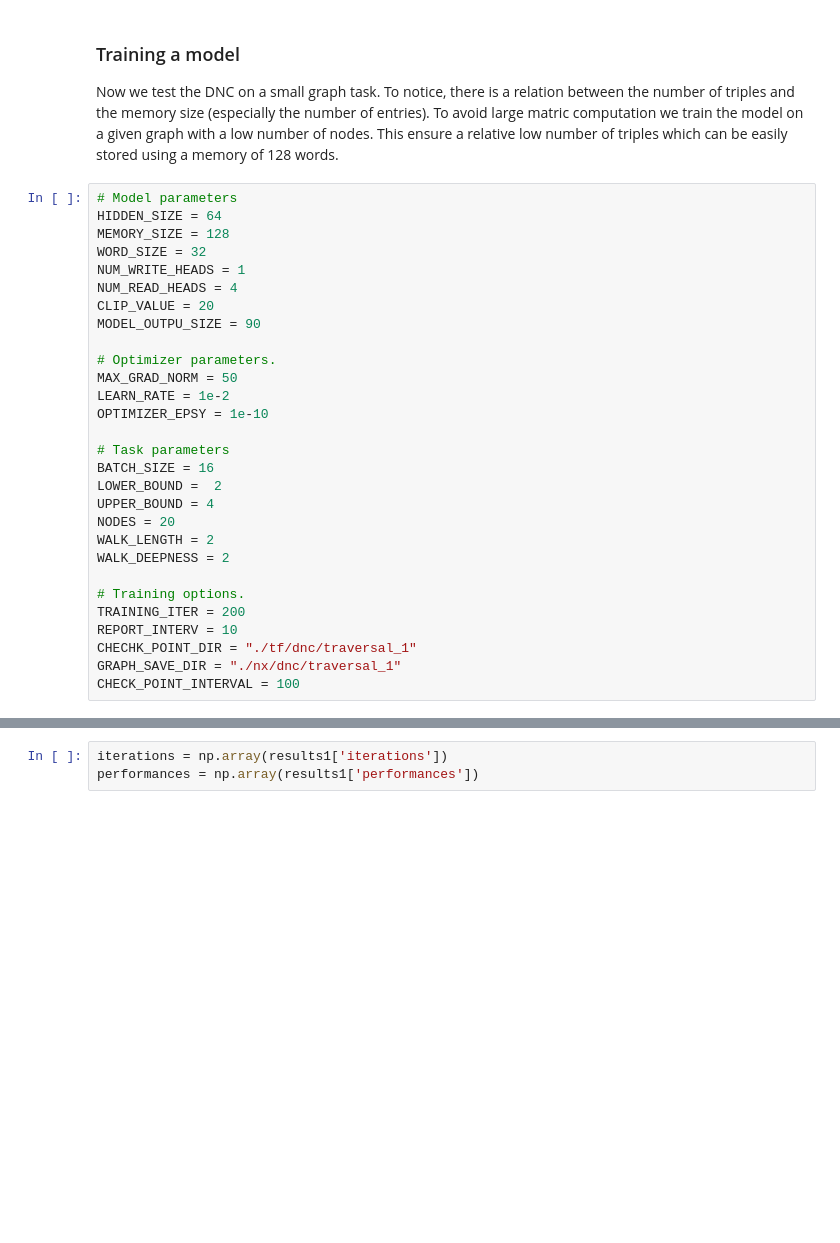
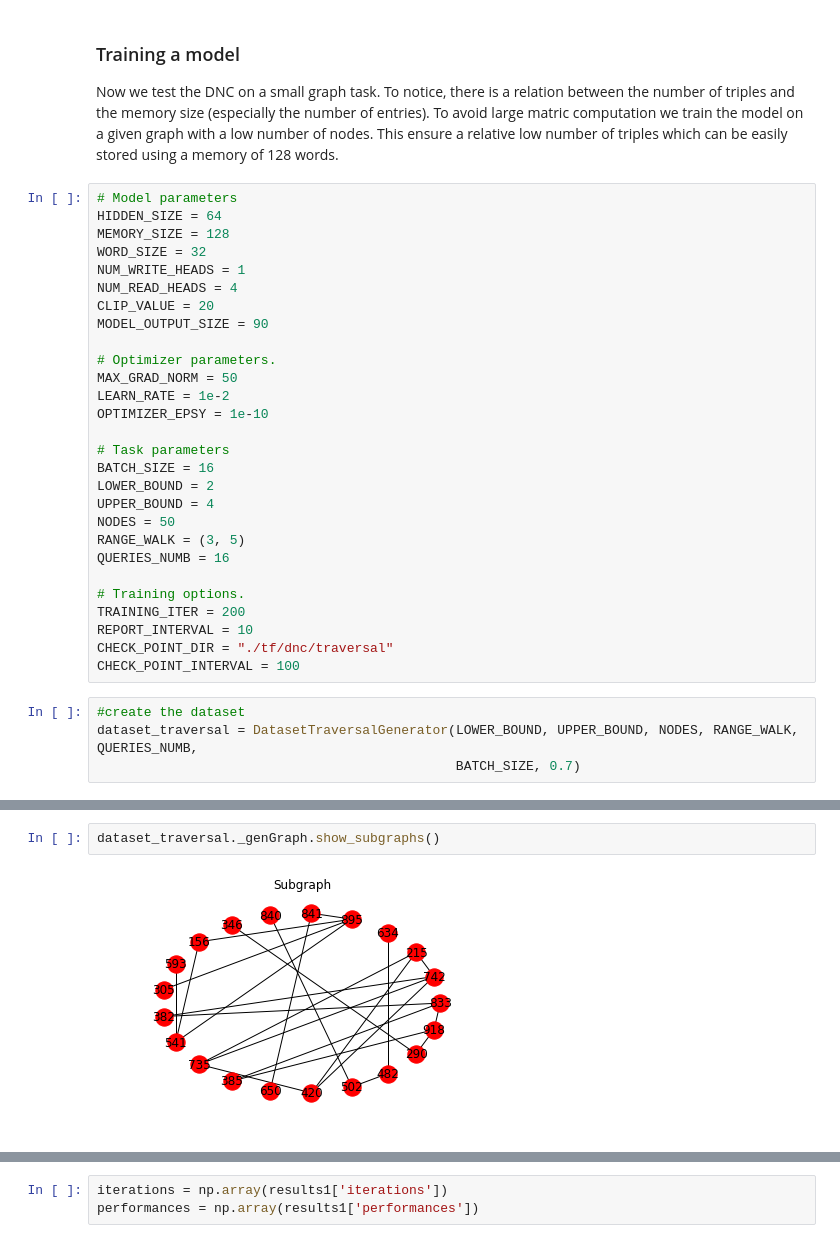
Before and after one commit to MrAngius/DNC-SemesterProject, a Jupyter notebook: Semester Project.ipynb, the cells around one changed output, grey strips where cells are left out. Saved outputs shown, nothing was run; the diff lists cells and outputs as text; blank space fills up the shorter version.

Commit message:
Major changes. - Changes in the graph generation - Removed the saving of the graph - Ligher code and parameter - Enhanced datasetGenerator - Cleaned the code

```diff
--- a/Semester Project.ipynb
+++ b/Semester Project.ipynb
@@ -1756,7 +1732,7 @@ WORD_SIZE = 32
 NUM_WRITE_HEADS = 1
 NUM_READ_HEADS = 4
 CLIP_VALUE = 20
-MODEL_OUTPU_SIZE = 90
+MODEL_OUTPUT_SIZE = 90
 
 # Optimizer parameters.
 MAX_GRAD_NORM = 50
@@ -1765,15 +1741,18 @@ OPTIMIZER_EPSY = 1e-10
 
 # Task parameters
 BATCH_SIZE = 16
-LOWER_BOUND =  2
+LOWER_BOUND = 2
 UPPER_BOUND = 4
-NODES = 20
-WALK_LENGTH = 2
-WALK_DEEPNESS = 2
+NODES = 50
+RANGE_WALK = (3, 5)
+QUERIES_NUMB = 16
 
 # Training options.
 TRAINING_ITER = 200
-REPORT_INTERV = 10
-CHECHK_POINT_DIR = "./tf/dnc/traversal_1"
-GRAPH_SAVE_DIR = "./nx/dnc/traversal_1"
+REPORT_INTERVAL = 10
+CHECK_POINT_DIR = "./tf/dnc/traversal"
 CHECK_POINT_INTERVAL = 100
+# %%
+#create the dataset
+dataset_traversal = DatasetTraversalGenerator(LOWER_BOUND, UPPER_BOUND, NODES, RANGE_WALK, QUERIES_NUMB,
+                                              BATCH_SIZE, 0.7)
@@ -1779,0 +1765,4 @@ CHECK_POINT_INTERVAL = 100
+# %%
+dataset_traversal._genGraph.show_subgraphs()
+# %% [output]
+[figure, added]
```
Also changed, not shown: parts of 21 cells of this notebook.
